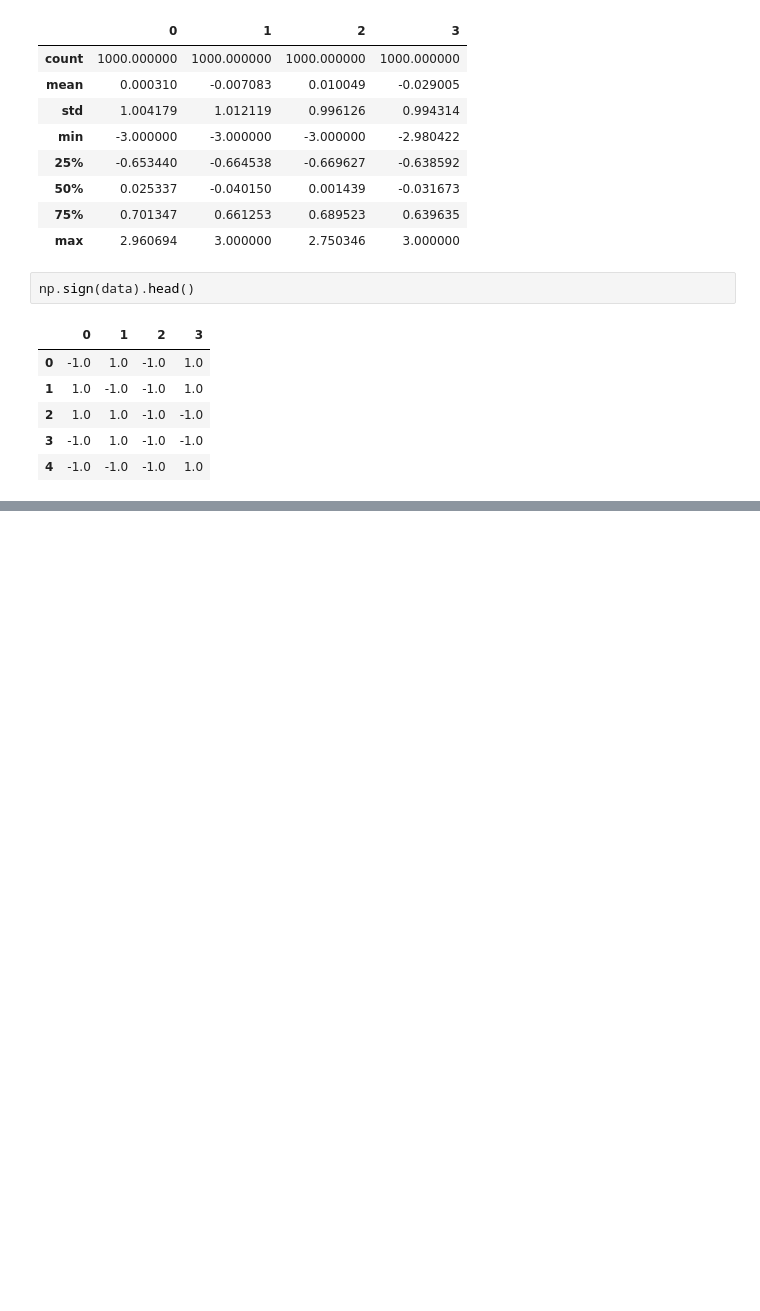
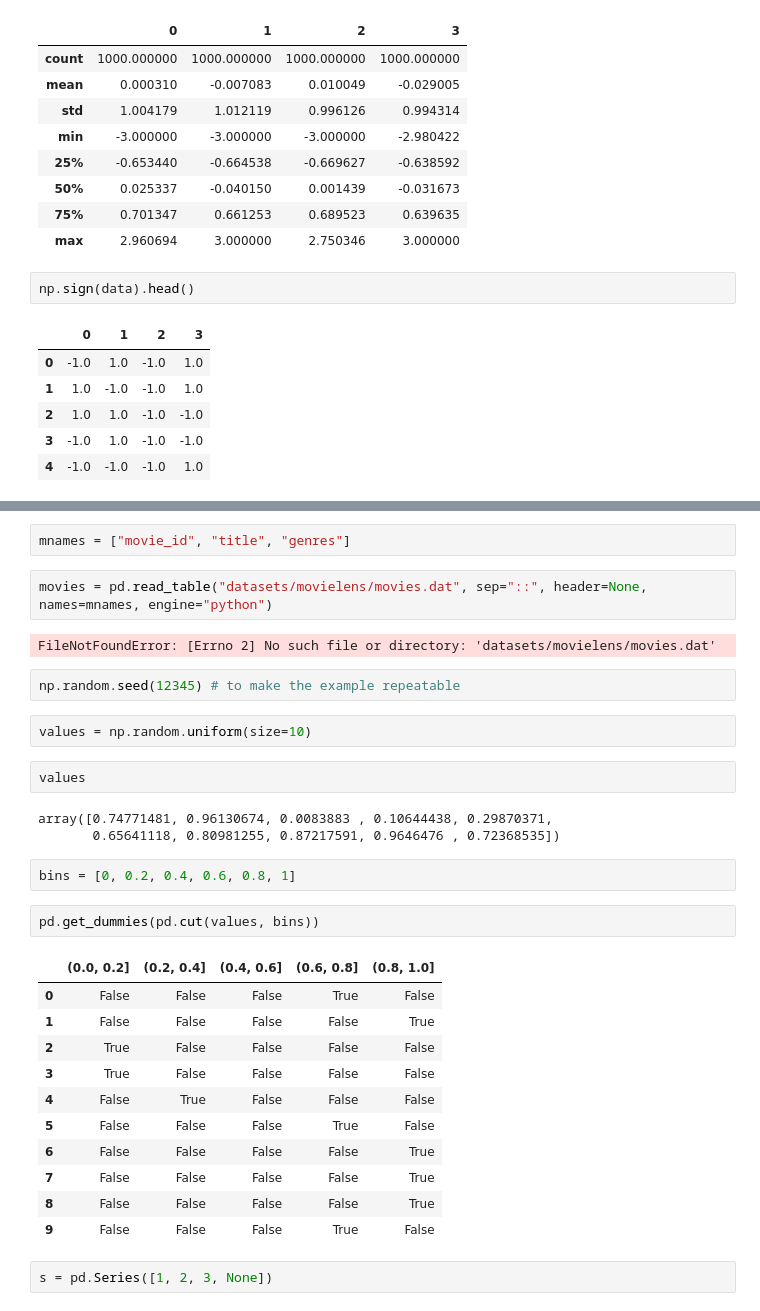
Before and after one commit to mikerly131/WesDataWrangling, a Jupyter notebook: Chapter7WorkAlong.ipynb, the cells around one changed output, grey strips where cells are left out. Drawn from its saved outputs; the diff is of its cells as text; blank space fills up the shorter version.

```diff
--- a/Chapter7WorkAlong.ipynb
+++ b/Chapter7WorkAlong.ipynb
@@ -517,0 +629,33 @@ np.sign(data).head()
+# %%
+mnames = ["movie_id", "title", "genres"]
+# %%
+movies = pd.read_table("datasets/movielens/movies.dat", sep="::", header=None, names=mnames, engine="python")
+# %% [output]
+FileNotFoundError: [Errno 2] No such file or directory: 'datasets/movielens/movies.dat'
+# %%
+np.random.seed(12345) # to make the example repeatable
+# %%
+values = np.random.uniform(size=10)
+# %%
+values
+# %% [output]
+array([0.74771481, 0.96130674, 0.0083883 , 0.10644438, 0.29870371,
+       0.65641118, 0.80981255, 0.87217591, 0.9646476 , 0.72368535])
+# %%
+bins = [0, 0.2, 0.4, 0.6, 0.8, 1]
+# %%
+pd.get_dummies(pd.cut(values, bins))
+# %% [output]
+|  | (0.0, 0.2] | (0.2, 0.4] | (0.4, 0.6] | (0.6, 0.8] | (0.8, 1.0] |
+| 0 | False | False | False | True | False |
+| 1 | False | False | False | False | True |
+| 2 | True | False | False | False | False |
+| 3 | True | False | False | False | False |
+| 4 | False | True | False | False | False |
+| 5 | False | False | False | True | False |
+| 6 | False | False | False | False | True |
+| 7 | False | False | False | False | True |
+| 8 | False | False | False | False | True |
+| 9 | False | False | False | True | False |
+# %%
+s = pd.Series([1, 2, 3, None])
```
Also changed, not shown: parts of 84 cells of this notebook.
